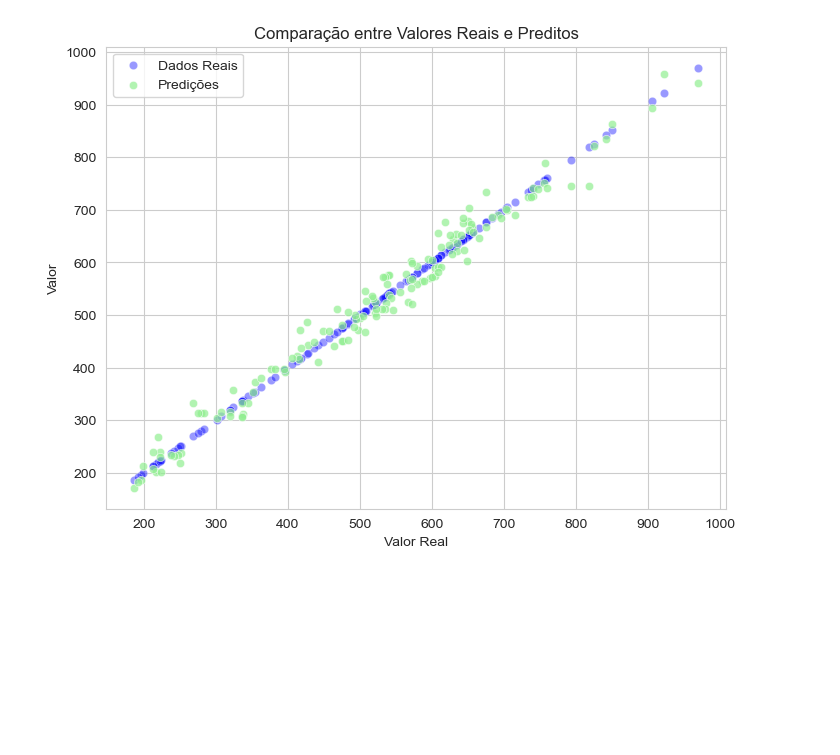
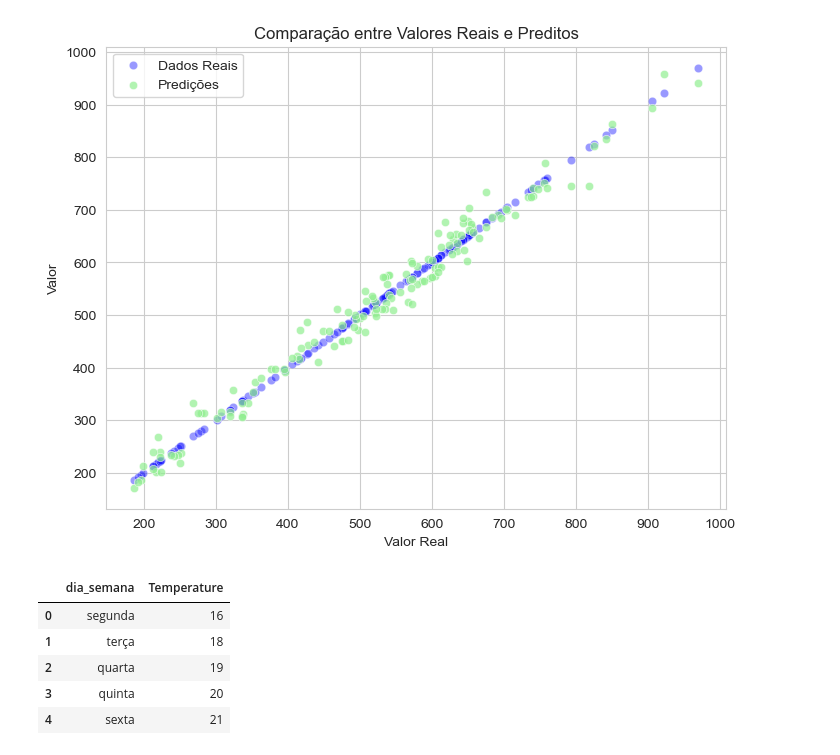
Before and after one commit to JulioFZ00/Portifolio_DataScience, a Jupyter notebook: Projeto_EDA_RegressaoLinear/exploracao_dados_vendas_sorvete.ipynb, the cells around one changed output. Saved outputs shown, nothing was run; the diff lists cells and outputs as text; code cells hidden in the pictures; blank space fills up the shorter version.

```diff
--- a/Projeto_EDA_RegressaoLinear/exploracao_dados_vendas_sorvete.ipynb
+++ b/Projeto_EDA_RegressaoLinear/exploracao_dados_vendas_sorvete.ipynb
@@ -177,3 +178,17 @@ plt.grid(True)
 plt.show()
 # %% [output]
 [figure]
+# %%
+# Previsão do tempo para a proxima semana
+temperatura_semana = {'dia_semana': ['segunda', 'terça', 'quarta', 'quinta', 'sexta'],
+                        'Temperature':[16, 18, 19, 20, 21]}
+
+df_temp_semana = pd.DataFrame(temperatura_semana)
+df_temp_semana
+# %% [output]
+|  | dia_semana | Temperature |
+| 0 | segunda | 16 |
+| 1 | terça | 18 |
+| 2 | quarta | 19 |
+| 3 | quinta | 20 |
+| 4 | sexta | 21 |
```
Also changed, not shown: parts of 6 cells of this notebook.
